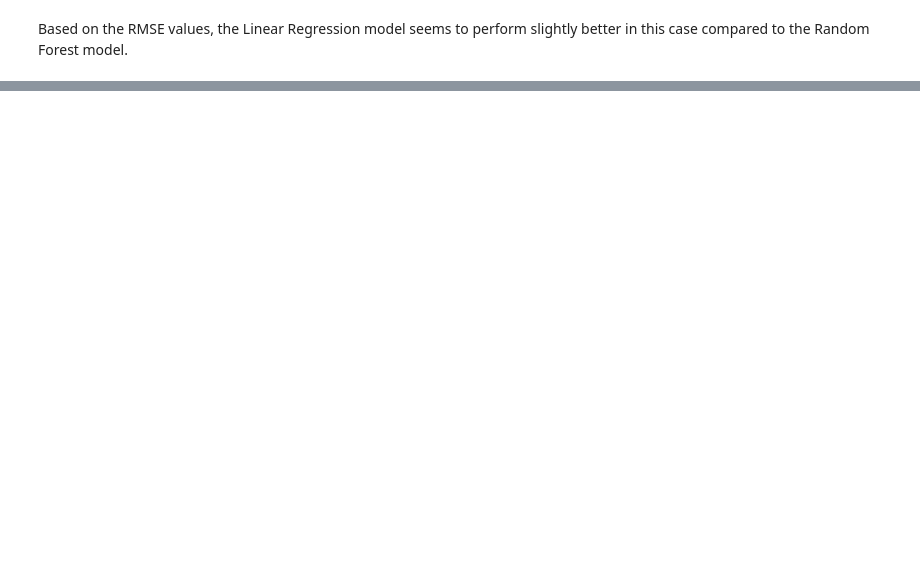
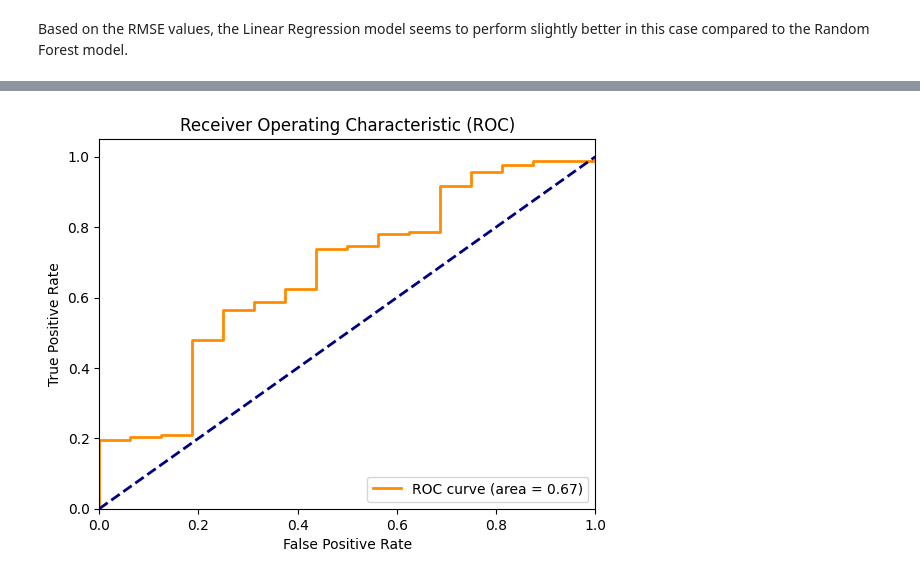
Before and after one commit to OMacgowan/episode_rating_predictor, a Jupyter notebook: main.ipynb, the cells around one changed output, grey strips where cells are left out. Cells and saved outputs as stored; diff of their text form; code cells hidden in the pictures; blank space fills up the shorter version.

Commit message:
regression and classification

```diff
--- a/main.ipynb
+++ b/main.ipynb
@@ -388,0 +457,90 @@ print(results_df)
+# %%
+from sklearn.linear_model import LogisticRegression
+from sklearn.model_selection import train_test_split
+from sklearn.metrics import classification_report, confusion_matrix
+joined_table_final['high_rating'] = np.where(joined_table_final['imdb_rating'] > 8.0, 1, 0)
+
+# Define the features and the target.
+X = joined_table_final.loc[:, joined_table_final.columns != 'speaker']
+X = X.drop(['imdb_rating', 'high_rating'], axis=1)  # Drop the original 'imdb_rating' and the new binary target column from the features.
+y = joined_table_final['high_rating']
+
+# Split the data into training and testing sets.
+X_train, X_test, y_train, y_test = train_test_split(X, y, test_size=0.2, random_state=42)
+
+# Create a Logistic Regression classifier.
+log_reg = LogisticRegression()
+
+# Fit the classifier to the training data.
+log_reg.fit(X_train, y_train)
+
+# Predict on the testing set.
+y_pred = log_reg.predict(X_test)
+
+# Evaluate the classifier.
+print(classification_report(y_test, y_pred))
+print(confusion_matrix(y_test, y_pred))
+
+from sklearn.metrics import roc_curve, auc, classification_report, confusion_matrix
+
+# Assume log_reg is your trained Logistic Regression model, and X_test and y_test are your test dataset.
+
+# Get predicted probabilities
+y_pred_prob = log_reg.predict_proba(X_test)[:, 1]
+
+# Generate ROC curve values: fpr, tpr, thresholds
+fpr, tpr, thresholds = roc_curve(y_test, y_pred_prob)
+
+# Calculate AUC
+roc_auc = auc(fpr, tpr)
+
+# Plot the ROC curve
+plt.figure()
+plt.plot(fpr, tpr, color='darkorange', lw=2, label='ROC curve (area = %0.2f)' % roc_auc)
+plt.plot([0, 1], [0, 1], color='navy', lw=2, linestyle='--')
+plt.xlim([0.0, 1.0])
+plt.ylim([0.0, 1.05])
+plt.xlabel('False Positive Rate')
+plt.ylabel('True Positive Rate')
+plt.title('Receiver Operating Characteristic (ROC)')
+plt.legend(loc="lower right")
+plt.show()
+
+# Display the classification report
+print(classification_report(y_test, log_reg.predict(X_test)))
+
+# Compute and plot the confusion matrix
+import matplotlib.pyplot as plt
+from sklearn.metrics import confusion_matrix
+
+# Assuming log_reg is your trained Logistic Regression model
+# and y_test, y_pred are your test labels and predictions respectively
+
+# Compute the confusion matrix
+cm = confusion_matrix(y_test, y_pred)
+
+# Plot the confusion matrix
+plt.figure(figsize=(8, 6))
+plt.imshow(cm, interpolation='nearest', cmap=plt.cm.Blues)
+plt.title('Confusion Matrix')
+plt.colorbar()
+
+# Adding the text labels
+classes = ['Class 0', 'Class 1']
+tick_marks = np.arange(len(classes))
+plt.xticks(tick_marks, classes, rotation=45)
+plt.yticks(tick_marks, classes)
+
+# Labeling the plot
+thresh = cm.max() / 2. # for text color
+for i in range(cm.shape[0]):
+    for j in range(cm.shape[1]):
+        plt.text(j, i, format(cm[i, j], 'd'),
+                 ha="center", va="center",
+                 color="white" if cm[i, j] > thresh else "black")  # text color
+
+plt.tight_layout()
+plt.ylabel('True label')
+plt.xlabel('Predicted label')
+plt.show()
+# %% [output]
@@ -388,0 +565 @@ print(results_df)
+[figure, added]
```
Also changed, not shown: parts of 9 cells of this notebook.
